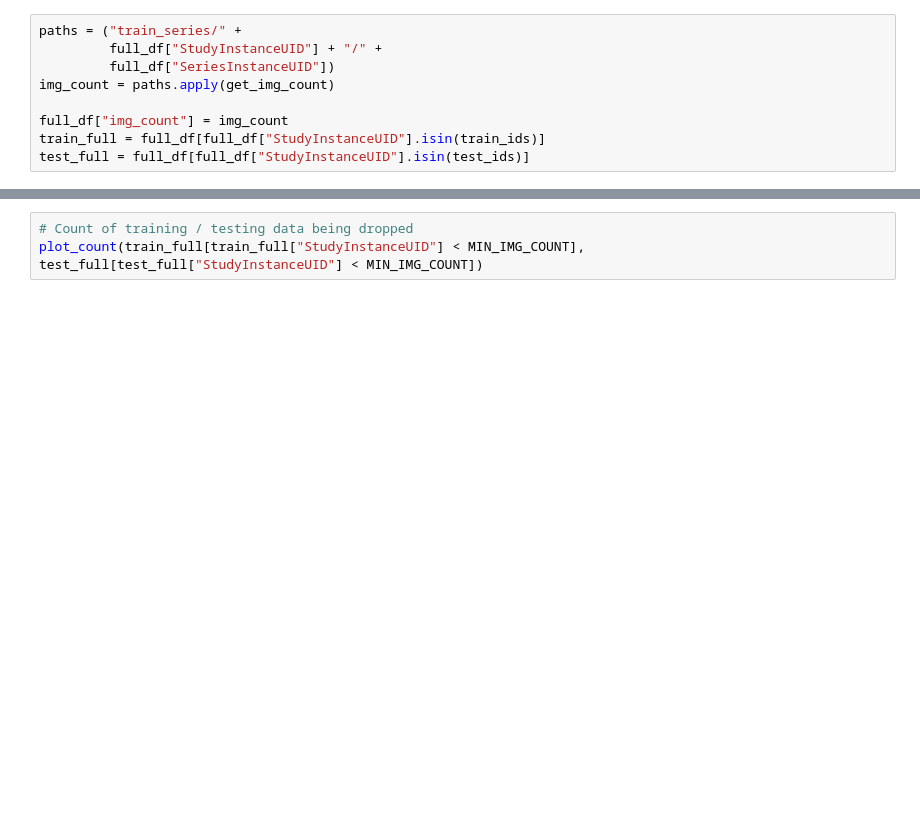
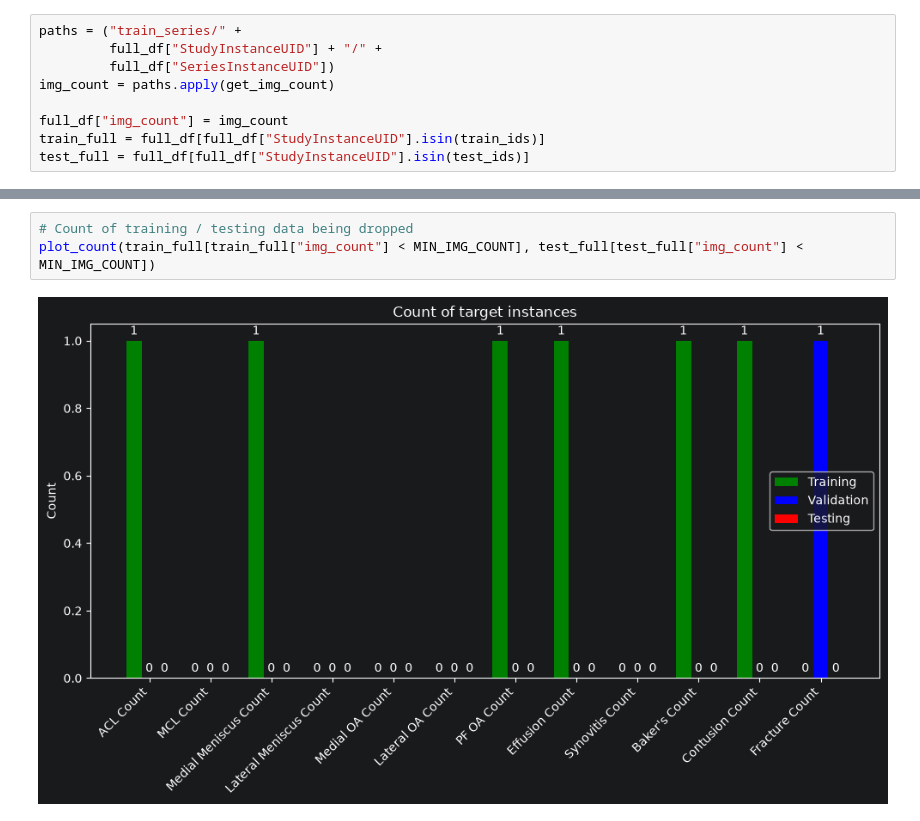
Before and after one commit to AntonioHollerman/RSNA_KneeAbnormalityDetection, a Jupyter notebook: eda_2.ipynb, the cells around one changed output, grey strips where cells are left out. Drawn from its saved outputs; the diff is of its cells as text; blank space fills up the shorter version.

```diff
--- a/eda_2.ipynb
+++ b/eda_2.ipynb
@@ -46,6 +72,8 @@ plot_count(train_full, test_full)
 # %%
 # Count of training / testing data being dropped
-plot_count(train_full[train_full["StudyInstanceUID"] < MIN_IMG_COUNT], test_full[test_full["StudyInstanceUID"] < MIN_IMG_COUNT])
+plot_count(train_full[train_full["img_count"] < MIN_IMG_COUNT], test_full[test_full["img_count"] < MIN_IMG_COUNT])
+# %% [output]
+[figure, added]
 # %%
 # Plot for each plane
 for p in planes:
```
Also changed, not shown: parts of 5 cells of this notebook, 3 other files.
